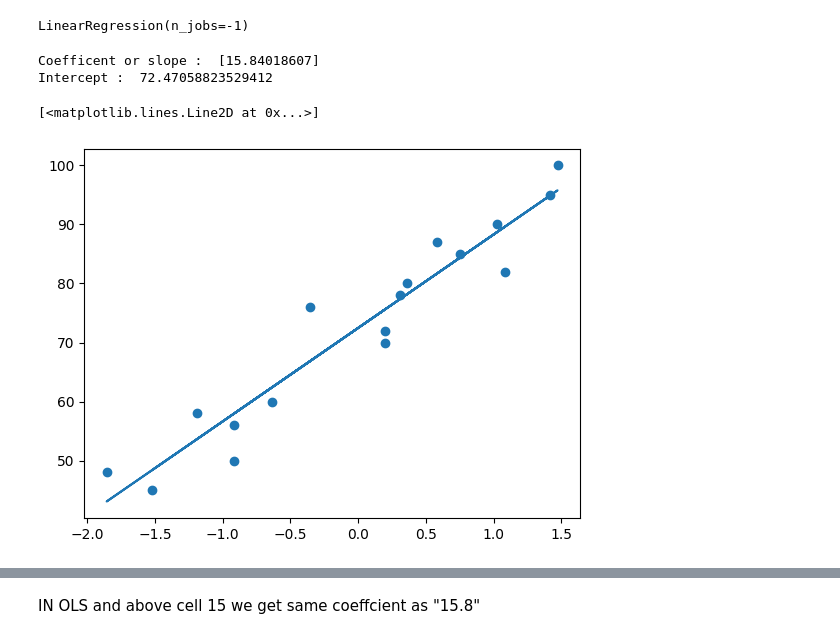
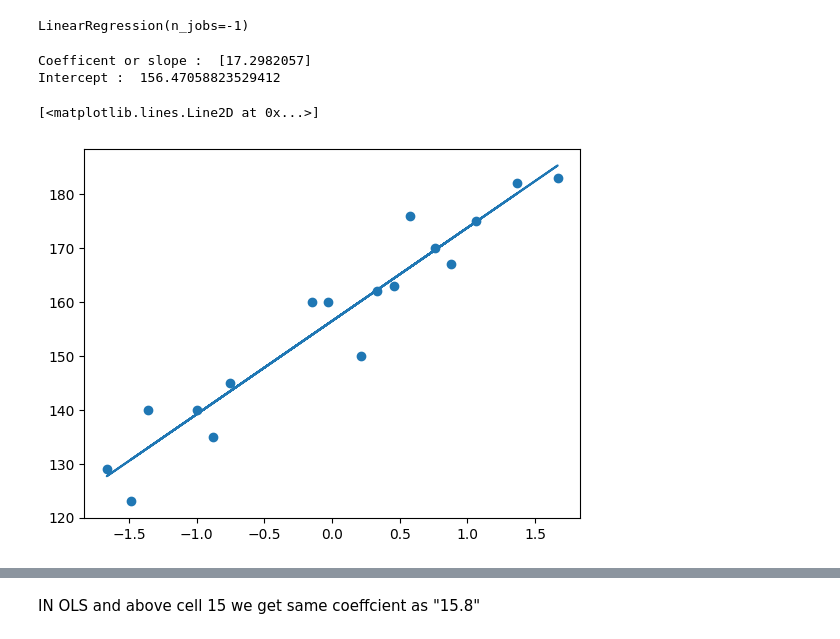
Before and after one commit to Joseph-KB/ML_NLP_Learning_Codes, a Jupyter notebook: 01_Regression/01_linear_regression.ipynb, the cells around one changed output, grey strips where cells are left out. Drawn from its saved outputs; the diff is of its cells as text; code cells hidden in the pictures.

```diff
--- a/linear_regression.ipynb
+++ b/01_Regression/01_linear_regression.ipynb
@@ -53,14 +53,14 @@ sns.pairplot(df)
 [figure]
 # %%
 ## independent Feature and Dependent feature
-X = df['Height']
+X = df['Weight']
 print(type(X))
 print(np.array(X).shape)
-X = df[['Height']]  ## independent feature should be data frame or 2-D array
+X = df[['Weight']]  ## independent feature should be data frame or 2-D array
 print(type(X))
 print(np.array(X).shape)
 
-y=df['Weight'] ## dependent feature should be in series or 1-D array
+y=df['Height'] ## dependent feature should be in series or 1-D array
 # %% [output]
 <class 'pandas.core.series.Series'>
 (23,)
@@ -93,26 +93,29 @@ X_test_stand = scaler.transform(X_test)
 # %%
 # Apply simple linear regression
 
-regression = LinearRegression(n_jobs=-1)
+regressor = LinearRegression(n_jobs=-1)
 # njobs utlize number of core processors
+# %%
+X_train_stand=np.array(X_train_stand).reshape(-1,1)
+X_test_stand=np.array(X_test_stand).reshape(-1,1)
 # %%
-regression.fit(X_train_stand,y_train)
+regressor.fit(X_train_stand,y_train)
 # %% [output]
 LinearRegression(n_jobs=-1)
 # %%
 # print the coefficient beta_1, here there is only 1 independent feature
-print("Coefficent or slope : ",regression.coef_)
+print("Coefficent or slope : ",regressor.coef_)
 # print intercept
-print("Intercept : ",regression.intercept_)
+print("Intercept : ",regressor.intercept_)
 # %% [output]
-Coefficent or slope :  [15.84018607]
-Intercept :  72.47058823529412
+Coefficent or slope :  [17.2982057]
+Intercept :  156.47058823529412
 # %%
 ## plot Training data plot best fit line
 plt.scatter(X_train_stand,y_train)
-plt.plot(X_train_stand,regression.predict(X_train_stand))
+plt.plot(X_train_stand,regressor.predict(X_train_stand))
 # %% [output]
 [<matplotlib.lines.Line2D at 0x...>]
-[figure, old version]
+[figure, new version]
 # %%
 ## Prediction for test data
```
Also changed, not shown: parts of 10 cells of this notebook, 6 other files.
